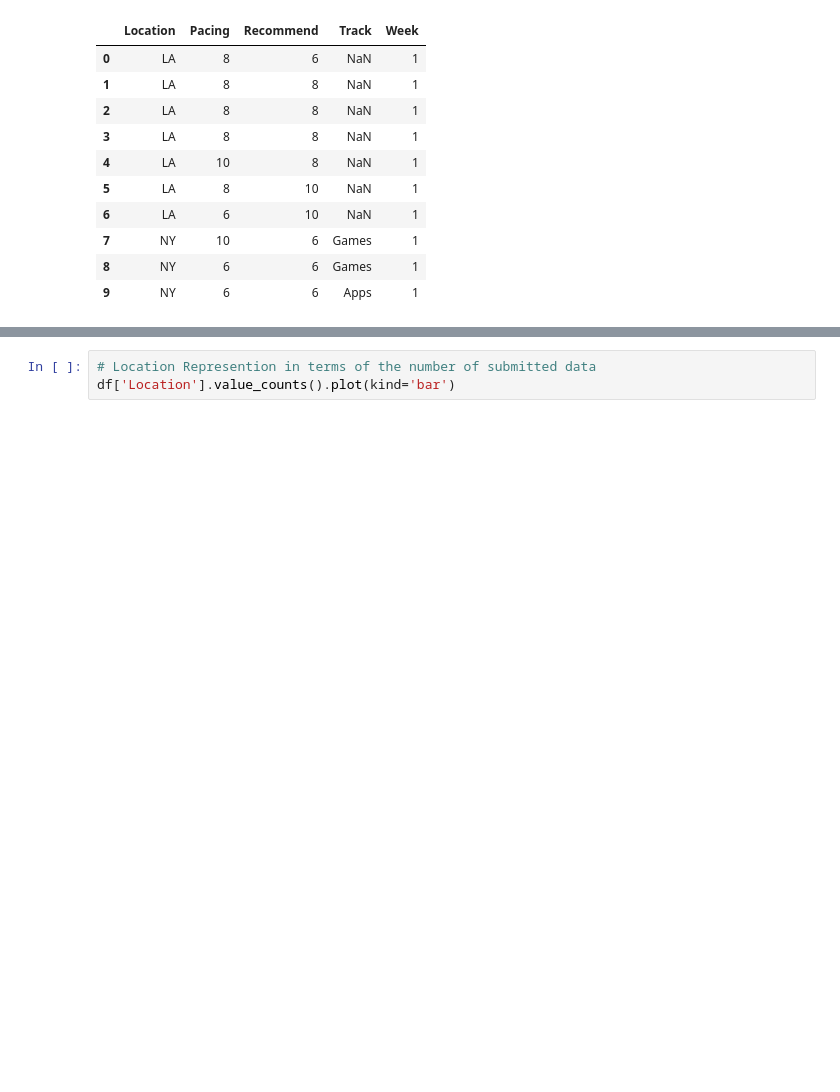
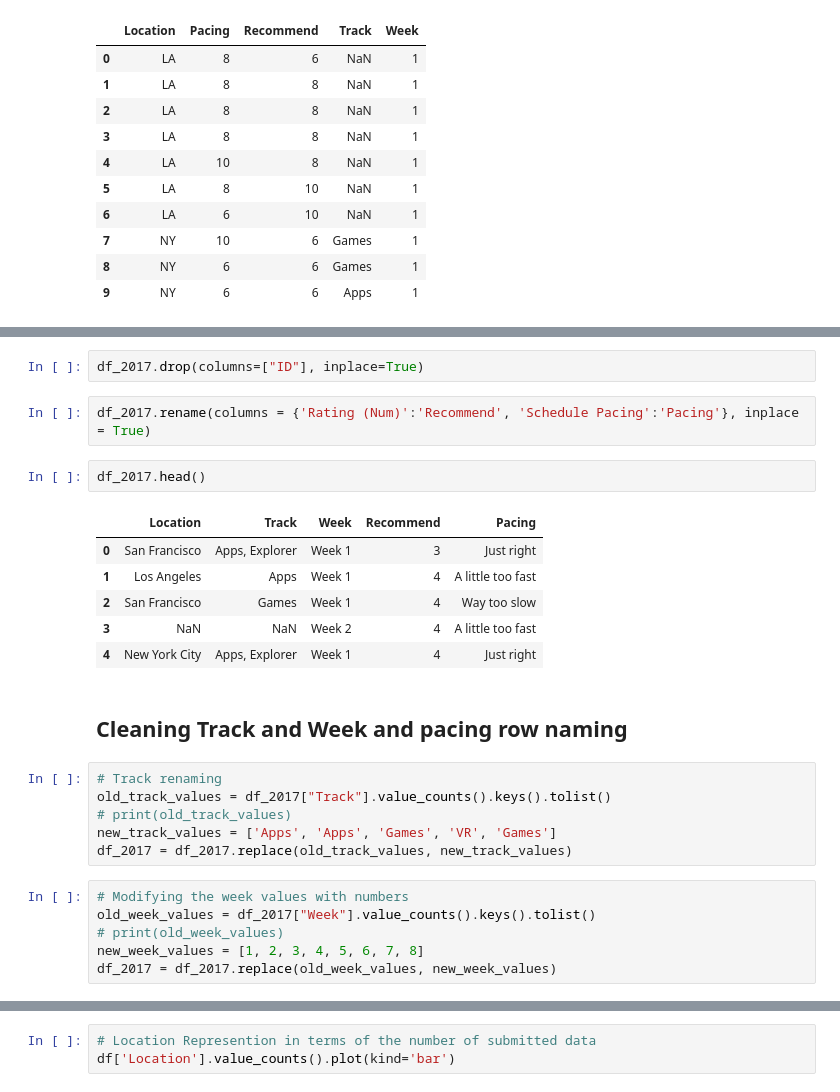
Before and after one commit to Sukhrobjon/DS-1.1, a Jupyter notebook: summer_academy_NPS/second_data_2016.ipynb, the cells around one changed output, grey strips where cells are left out. Drawn from its saved outputs; the diff is of its cells as text; blank space fills up the shorter version.

Commit message:
[CLEANING DONE] & [CONCAT] 2016&2017

```diff
--- a/summer_academy_NPS/second_data_2016.ipynb
+++ b/summer_academy_NPS/second_data_2016.ipynb
@@ -260,0 +265,27 @@ final_2016.head(10)
+# %%
+df_2017.drop(columns=["ID"], inplace=True)
+# %%
+df_2017.rename(columns = {'Rating (Num)':'Recommend', 'Schedule Pacing':'Pacing'}, inplace = True)
+# %%
+df_2017.head()
+# %% [output]
+|  | Location | Track | Week | Recommend | Pacing |
+| 0 | San Francisco | Apps, Explorer | Week 1 | 3 | Just right |
+| 1 | Los Angeles | Apps | Week 1 | 4 | A little too fast |
+| 2 | San Francisco | Games | Week 1 | 4 | Way too slow |
+| 3 | NaN | NaN | Week 2 | 4 | A little too fast |
+| 4 | New York City | Apps, Explorer | Week 1 | 4 | Just right |
+# %% [markdown]
+## Cleaning Track and Week and pacing row naming
+# %%
+# Track renaming
+old_track_values = df_2017["Track"].value_counts().keys().tolist()
+# print(old_track_values)
+new_track_values = ['Apps', 'Apps', 'Games', 'VR', 'Games']
+df_2017 = df_2017.replace(old_track_values, new_track_values)
+# %%
+# Modifying the week values with numbers
+old_week_values = df_2017["Week"].value_counts().keys().tolist()
+# print(old_week_values)
+new_week_values = [1, 2, 3, 4, 5, 6, 7, 8]
+df_2017 = df_2017.replace(old_week_values, new_week_values)
```
Also changed, not shown: parts of 27 cells of this notebook, 1 other file.
